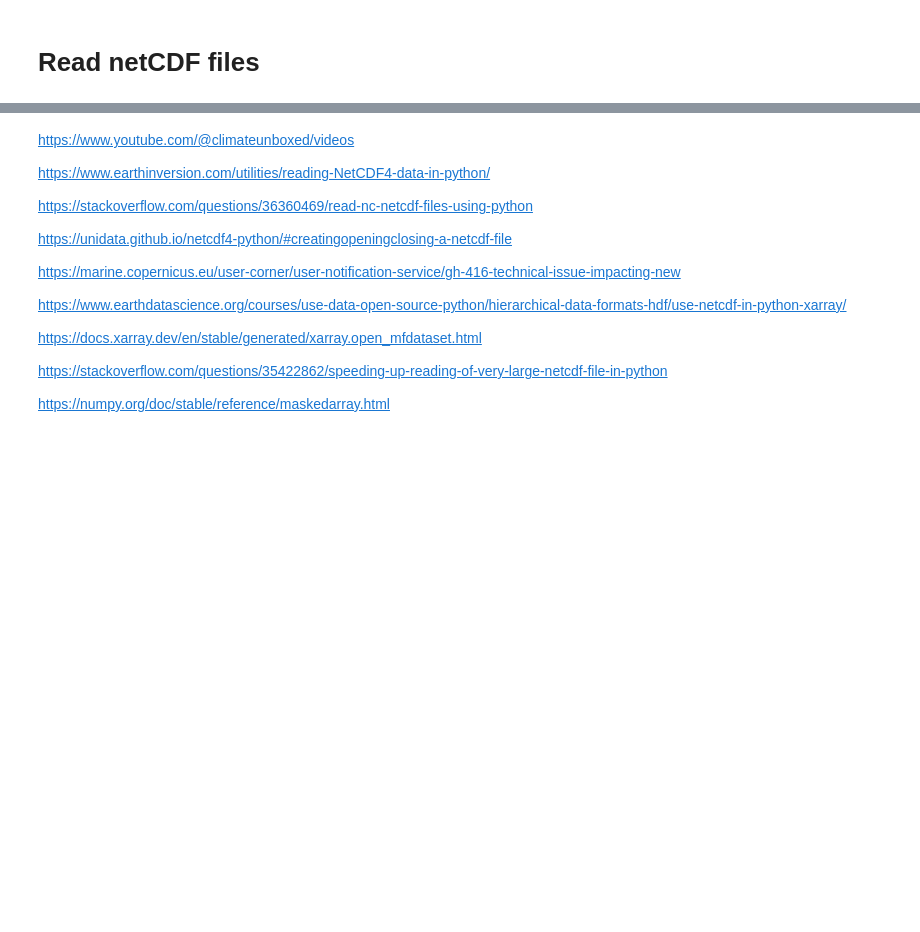
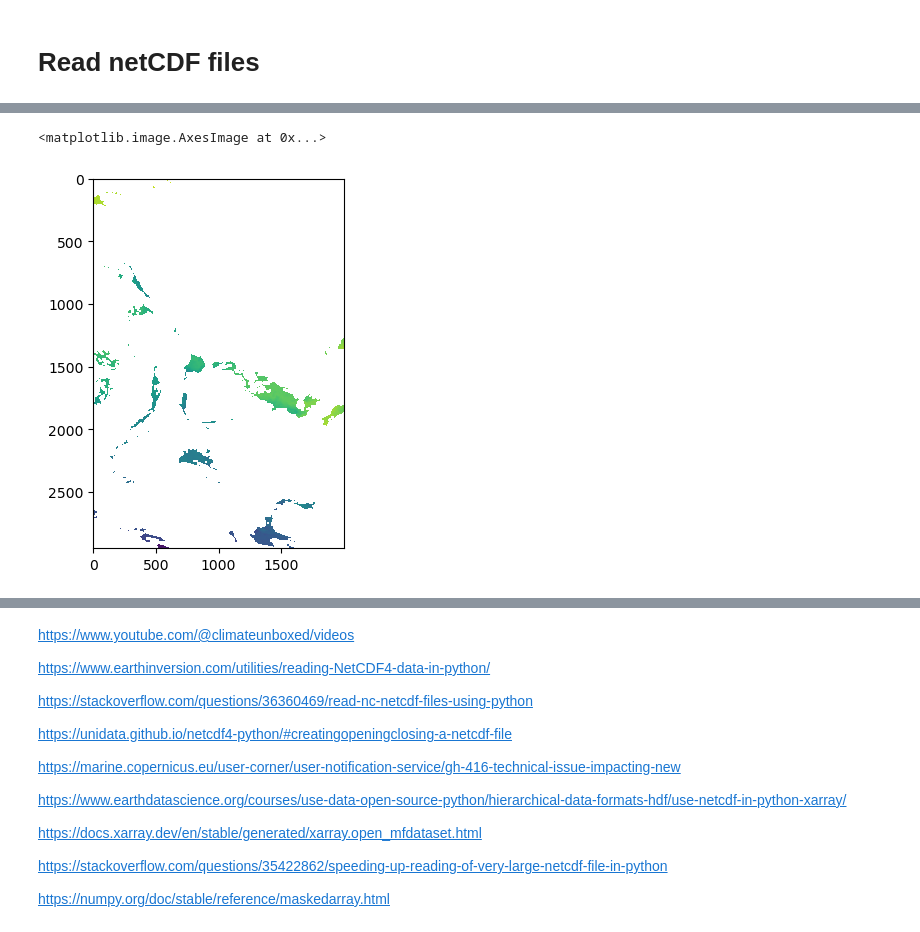
Before and after one commit to ghostpress/rainfall-pde-ml, a Jupyter notebook: MLcode.ipynb, the cells around one changed output, grey strips where cells are left out. Cells and saved outputs as stored; diff of their text form; code cells hidden in the pictures; blank space fills up the shorter version.

```diff
--- a/MLcode.ipynb
+++ b/MLcode.ipynb
@@ -51,0 +96,5 @@ for m in m_paths:
+# %%
+plt.imshow(sst[29,])
+# %% [output]
+<matplotlib.image.AxesImage at 0x...>
+[figure, added]
```
Also changed, not shown: parts of 17 cells of this notebook.
